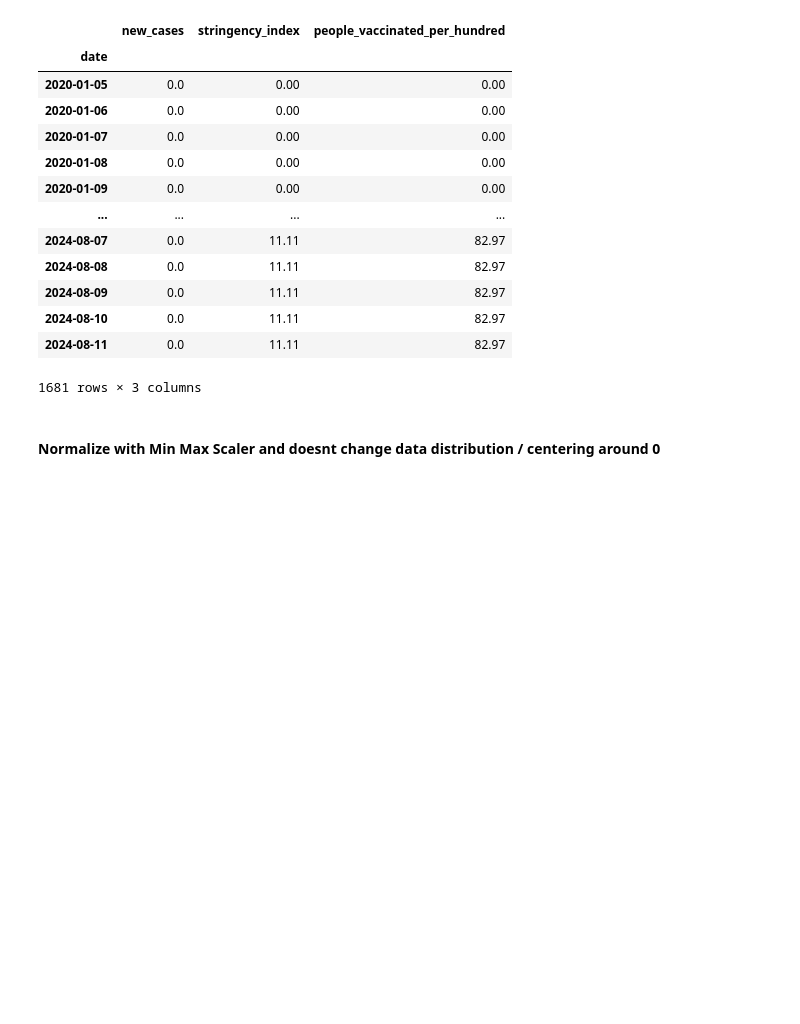
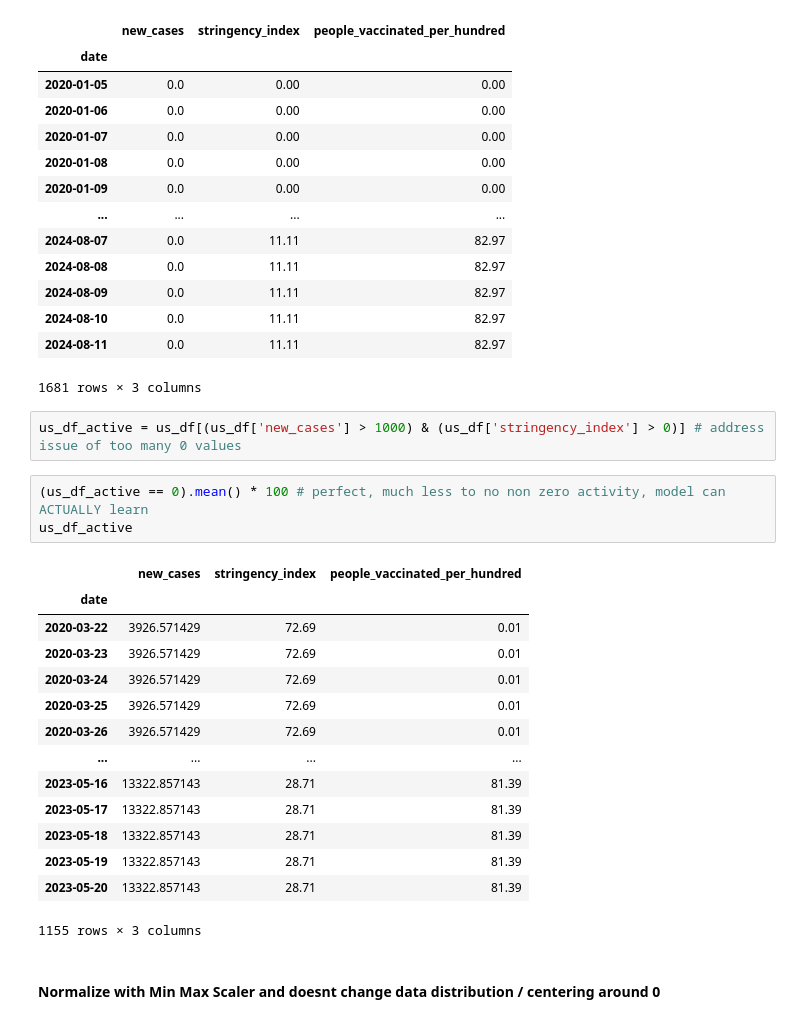
Before and after one commit to RaghavDewangan/Covid-Outbreak-Prediction, a Jupyter notebook: pred.ipynb, the cells around one changed output. Drawn from its saved outputs; the diff is of its cells as text; blank space fills up the shorter version.

```diff
--- a/pred.ipynb
+++ b/pred.ipynb
@@ -377,6 +377,26 @@ nz_df = nz_df.bfill()
 | 2024-08-10 | 0.0 | 11.11 | 82.97 |
 | 2024-08-11 | 0.0 | 11.11 | 82.97 |
 1681 rows × 3 columns
+# %%
+us_df_active = us_df[(us_df['new_cases'] > 1000) & (us_df['stringency_index'] > 0)] # address issue of too many 0 values
+# %%
+(us_df_active == 0).mean() * 100 # perfect, much less to no non zero activity, model can ACTUALLY learn
+us_df_active
+# %% [output]
+|  | new_cases | stringency_index | people_vaccinated_per_hundred |
+| date |  |  |  |
+| 2020-03-22 | 3926.571429 | 72.69 | 0.01 |
+| 2020-03-23 | 3926.571429 | 72.69 | 0.01 |
+| 2020-03-24 | 3926.571429 | 72.69 | 0.01 |
+| 2020-03-25 | 3926.571429 | 72.69 | 0.01 |
+| 2020-03-26 | 3926.571429 | 72.69 | 0.01 |
+| ... | ... | ... | ... |
+| 2023-05-16 | 13322.857143 | 28.71 | 81.39 |
+| 2023-05-17 | 13322.857143 | 28.71 | 81.39 |
+| 2023-05-18 | 13322.857143 | 28.71 | 81.39 |
+| 2023-05-19 | 13322.857143 | 28.71 | 81.39 |
+| 2023-05-20 | 13322.857143 | 28.71 | 81.39 |
+1155 rows × 3 columns
 # %% [markdown]
 #### Normalize with Min Max Scaler and doesnt change data distribution / centering around 0
 # %%
```
Also changed, not shown: parts of 7 cells of this notebook.
